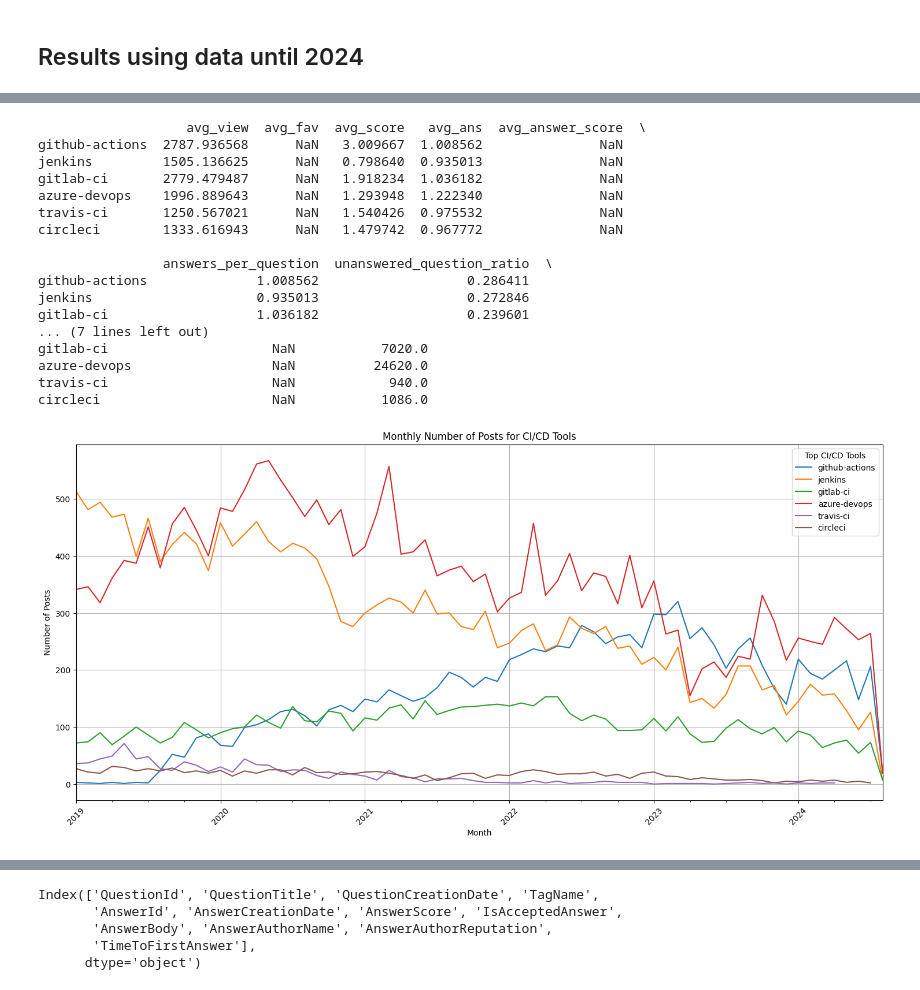
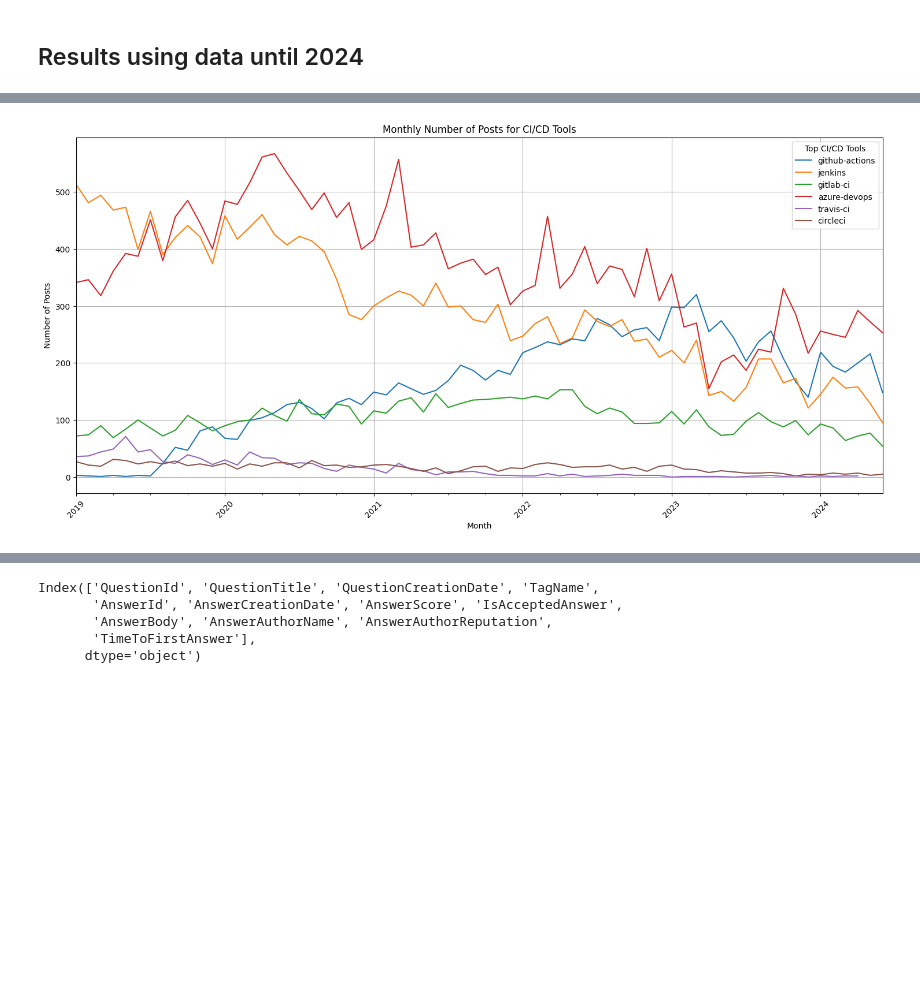
Before and after one commit to sandro-hernandez/GA_Developer_Needs_replication_package, a Jupyter notebook: RQ1_Relevance/ci_tools.ipynb, the cells around one changed output, grey strips where cells are left out. Cells and saved outputs as stored; diff of their text form; code cells hidden in the pictures; blank space fills up the shorter version.

```diff
--- a/RQ1_Relevance/ci_tools.ipynb
+++ b/RQ1_Relevance/ci_tools.ipynb
@@ -88,21 +109,4 @@ print(travis_ci_df['NumberOfQuestions'].sum())
 # %%
-import pandas as pd
-import matplotlib.pyplot as plt
-
-# Load the three datasets
-df_2019_2020 = pd.read_csv(f'..\RQ1_Relevance\data\cicd_tools_stackoverflow_2019_2021.csv')
-df_2021_2022 = pd.read_csv(f'..\RQ1_Relevance\data\cicd_tools_stackoverflow_2021_2023.csv')
-df_2023_2024 = pd.read_csv(f'..\RQ1_Relevance\data\cicd_tools_stackoverflow_2023_.csv')
-
-# Combine the datasets into a single DataFrame
-df = pd.concat([df_2019_2020, df_2021_2022, df_2023_2024])
-
-# Convert CreationDate to datetime
-df['CreationDate'] = pd.to_datetime(df['CreationDate'])
-
-# List of CI/CD tools
-cicd_tools = ['github-actions', 'jenkins', 'gitlab-ci', 'azure-devops', 'travis-ci', 'circleci']
-
 # Initialize a dictionary to store the results
 results = {}
 monthly_posts_data = {}
@@ -137,82 +141,41 @@ for tool in cicd_tools:
     # Store results in the dictionary
     results[tool] = {
         'avg_view': avg_view,
         'avg_fav': avg_fav,
         'avg_score': avg_score,
         'avg_ans': avg_ans,
         'avg_answer_score': avg_answer_score,
         'answers_per_question': answers_per_question,
         'unanswered_question_ratio': unanswered_question_ratio,
         'avg_response_time': avg_response_time,
         'total_questions': total_questions
     }
 
     # Calculate monthly number of posts
     monthly_posts = tool_df.resample('M', on='CreationDate').size()
     monthly_posts_data[tool] = monthly_posts
 
-# Convert results to DataFrame for easier comparison
-results_df = pd.DataFrame(results).T
-print(results_df)
+# Step 1: Find the last complete month
+last_complete_month = df['CreationDate'].max().replace(day=1) - pd.offsets.MonthBegin(1)
 
-# # Plot the results
-# plt.figure(figsize=(14, 8))
+# Step 2: Filter the monthly_posts_data to include only data up to the last complete month
+filtered_monthly_posts_data = {tool: data[data.index <= last_complete_month] for tool, data in monthly_posts_data.items()}
 
-# # Plot Average View Counts
-# plt.subplot(2, 2, 1)
-# results_df['avg_view'].plot(kind='bar')
-# plt.title('Average Number of Views')
-# plt.xticks(rotation=45, ha='right')
-
-# # Plot Unanswered Question Ratio
-# plt.subplot(2, 2, 2)
-# results_df['unanswered_question_ratio'].plot(kind='bar')
-# plt.title('Unanswered Question Ratio')
-# plt.xticks(rotation=45, ha='right')
-
-# # Plot Average Response Time
-# plt.subplot(2, 2, 3)
-# results_df['avg_response_time'].plot(kind='bar')
-# plt.title('Average Response Time (hours)')
-# plt.xticks(rotation=45, ha='right')
-
-# # Plot Answers per Question
-# plt.subplot(2, 2, 4)
-# results_df['answers_per_question'].plot(kind='bar')
-# plt.title('Answers per Question')
-# plt.xticks(rotation=45, ha='right')
-
-# plt.tight_layout()
-# plt.show()
-
-# Plot Monthly Number of Posts for Each Tool
+# Step 3: Plot the filtered data
 plt.figure(figsize=(18, 8))
 for tool in cicd_tools:
-    monthly_posts_data[tool].plot(label=tool)
+    filtered_monthly_posts_data[tool].plot(label=tool)
 
 plt.title('Monthly Number of Posts for CI/CD Tools')
 plt.xlabel('Month')
 plt.ylabel('Number of Posts')
 plt.legend(title="Top CI/CD Tools")
 plt.xticks(rotation=45)
 plt.grid(True)
+
+# Save the plot to a file named 'figs.png'
+plt.savefig('figs/ci_tools_until_Jul_2024.png')
+
 plt.show()
 # %% [output]
-                   avg_view  avg_fav  avg_score   avg_ans  avg_answer_score  \
-github-actions  2787.936568      NaN   3.009667  1.008562               NaN
-jenkins         1505.136625      NaN   0.798640  0.935013               NaN
-gitlab-ci       2779.479487      NaN   1.918234  1.036182               NaN
-azure-devops    1996.889643      NaN   1.293948  1.222340               NaN
-travis-ci       1250.567021      NaN   1.540426  0.975532               NaN
-circleci        1333.616943      NaN   1.479742  0.967772               NaN
-
-                answers_per_question  unanswered_question_ratio  \
-github-actions              1.008562                   0.286411
-jenkins                     0.935013                   0.272846
-gitlab-ci                   1.036182                   0.239601
-... (7 lines left out)
-gitlab-ci                     NaN           7020.0
-azure-devops                  NaN          24620.0
-travis-ci                     NaN            940.0
-circleci                      NaN           1086.0
-[figure, old version]
+[figure, new version]
```
Also changed, not shown: parts of 35 cells of this notebook, 22 other files.
